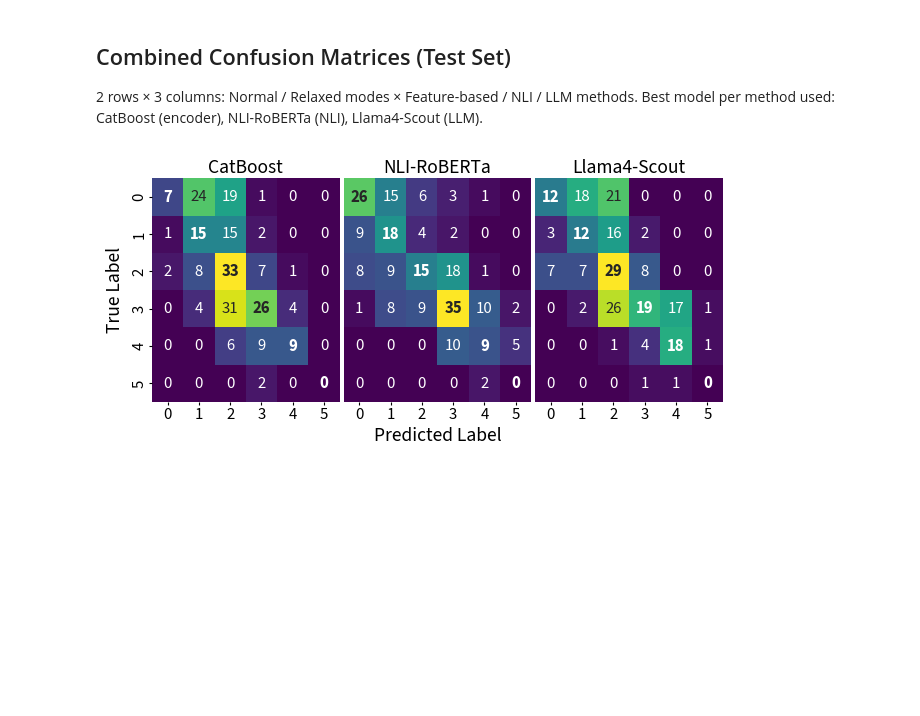
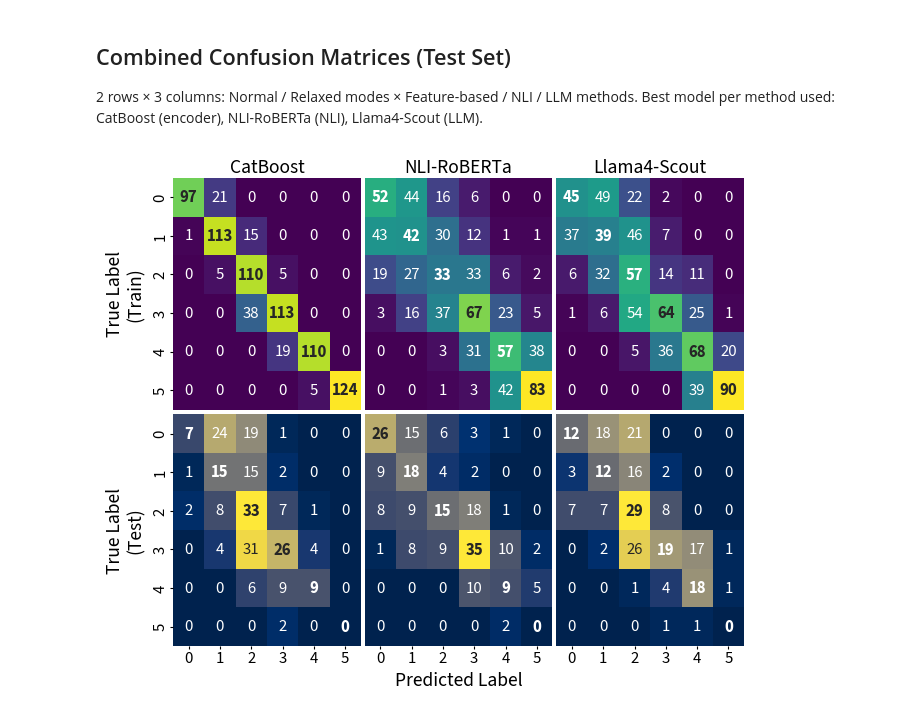
Before and after one commit to itzTerra/vis-desc, a Jupyter notebook: modules/lab/src/evaluation/overall.ipynb, the cells around one changed output. Saved outputs shown, nothing was run; the diff lists cells and outputs as text; code cells hidden in the pictures; blank space fills up the shorter version.

```diff
--- a/modules/lab/src/evaluation/overall.ipynb
+++ b/modules/lab/src/evaluation/overall.ipynb
@@ -202,6 +202,6 @@ print(format_metrics_for_latex(df_combined_relaxed))
 2 rows × 3 columns: Normal / Relaxed modes × Feature-based / NLI / LLM methods.
 Best model per method used: CatBoost (encoder), NLI-RoBERTa (NLI), Llama4-Scout (LLM).
 # %%
-vis_combined_conf_matrices(encoder_models, nli_models, llm_models)
+vis_combined_conf_matrices_train_test(encoder_models, nli_models, llm_models)
 # %% [output]
-[figure, old version]
+[figure, new version]
```
Also changed, not shown: parts of 1 cell of this notebook, 5 other files.
